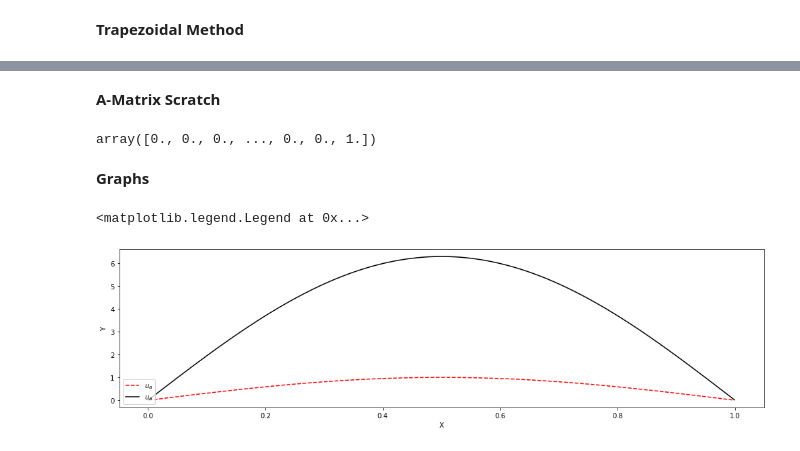
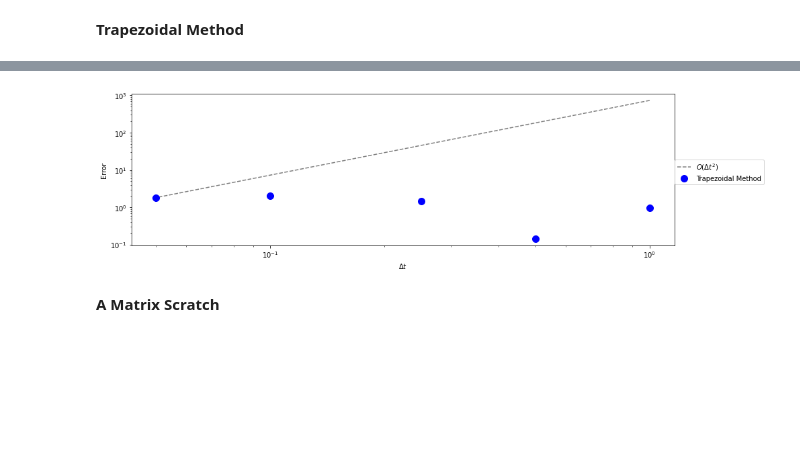
Before and after one commit to minwin0630/ae370-group-project-2, a Jupyter notebook: Project 2 Group.ipynb, the cells around one changed output, grey strips where cells are left out. Drawn from its saved outputs; the diff is of its cells as text; code cells hidden in the pictures; blank space fills up the shorter version.

```diff
--- a/Project 2 Group.ipynb
+++ b/Project 2 Group.ipynb
@@ -72,10 +83,11 @@ def g_function(x_points_array, t):
 # Knowns
 T = 5
 a = 0
-b = 1
+b = 5
 n = 1000
-dt = 0.1
+dt = 0.01
 
+# Sine Forcing Function
 def trapIVP(E, rho, dt, n):
     # Define dx
     dx = (b-a) / n
@@ -104,7 +116,7 @@ def trapIVP(E, rho, dt, n):
     coefs = coef*ones
     A = A + sp.coo_matrix((coefs, (ind_top_half_rows,ind_top_half_cols)), shape=(2*n-2, 2*n-2)).tocsr()
 
-    # Multiply A by the coeffcient outside the matrix
+    # Multiply A by the coefficient outside the matrix
     A = A*(E/(rho*dx**2))
 
     # Define I matrix
@@ -122,7 +134,7 @@ def trapIVP(E, rho, dt, n):
 
     #Define initial condition
     v0s = np.zeros(n-1)
-    u0s = np.sin(np.pi*x_interp_cut)
+    u0s = np.sin(np.pi/b*x_interp_cut)
     U0 = np.concatenate((u0s, v0s))
 
     # Initialize empty u-vector
@@ -148,5 +500,43 @@ def trapIVP(E, rho, dt, n):
+# %%
+def trapIVPerror(E, rho, dt, n):
+    U, times, x_interp_cut, U_e = trapIVP0(E, rho, dt, n)
+
+    top = U[-1] - U_e[-1]
+    bot = U_e[-1]
+    err = np.linalg.norm(top) / np.linalg.norm(bot)
+    return err
+# %%
+dt_list = [1, 0.5, 0.25, 0.1, 0.05]
+
+# Data List
+err_list = []
+
+for dt in dt_list:
+    # Get errors
+    err_trap = trapIVPerror(2700, 70, dt, 1000)
+
+    # Save data to lists
+    err_list.append(err_trap)
+
+# Expected Behavior
+errP = np.zeros(2)
+errP[1]= err_list[-1]
+errP[0]= errP[1]*((dt_list[0]/dt_list[-1])**2)
+# %%
+# Error Plot
+fig = plt.figure(figsize=(14, 4),tight_layout = True)
+ax = fig.add_subplot(111)
+ax.plot(np.array([dt_list[0],dt_list[-1]]), errP, color='grey', linestyle='--', label='$O(\Delta t^2)$')
+ax.plot(dt_list, err_list,'bo', label = 'Trapezoidal Method', markersize='10')
+ax.set_xlabel('$\Delta t$')
+ax.set_ylabel('Error')
+ax.set_xscale('log')
+ax.set_yscale('log')
+ax.legend(loc=(1, 0.4));
+# %% [output]
+[figure, added]
 # %% [markdown]
-**A-Matrix Scratch**
+**A Matrix Scratch**
 # %%
 ind = np.arange(0, 2*n-2, 1)
 ones = np.ones(n-1)
@@ -177,7 +567,3 @@ A = A + sp.coo_matrix((coefs, (ind_top_half_rows,ind_top_half_cols)), shape=(2*n
 A = A*E/(rho*dx**2)
 
 A.toarray()[998]
-# %% [output]
-array([0., 0., 0., ..., 0., 0., 1.])
-# %% [markdown]
-**Graphs**
@@ -194,14 +569,0 @@ U_t5 = U1[50]
-# %%
-import matplotlib.pyplot as plt
-fig = plt.figure(figsize=(14, 4), tight_layout=True)
-ax1 = fig.add_subplot(111)
-ax1.plot(x_int, U_t0, 'r--', label=r'$u_a$')
-ax1.plot(x_int, U_t5, 'k', label=r'$u_a$')
-ax1.set_xlabel('X')
-ax1.set_ylabel('Y')
-ax1.set_xscale('linear')
-ax1.set_yscale('linear')
-ax1.legend(loc='lower left')
-# %% [output]
-<matplotlib.legend.Legend at 0x...>
-[figure, removed]
```
Also changed, not shown: parts of 22 cells of this notebook.
